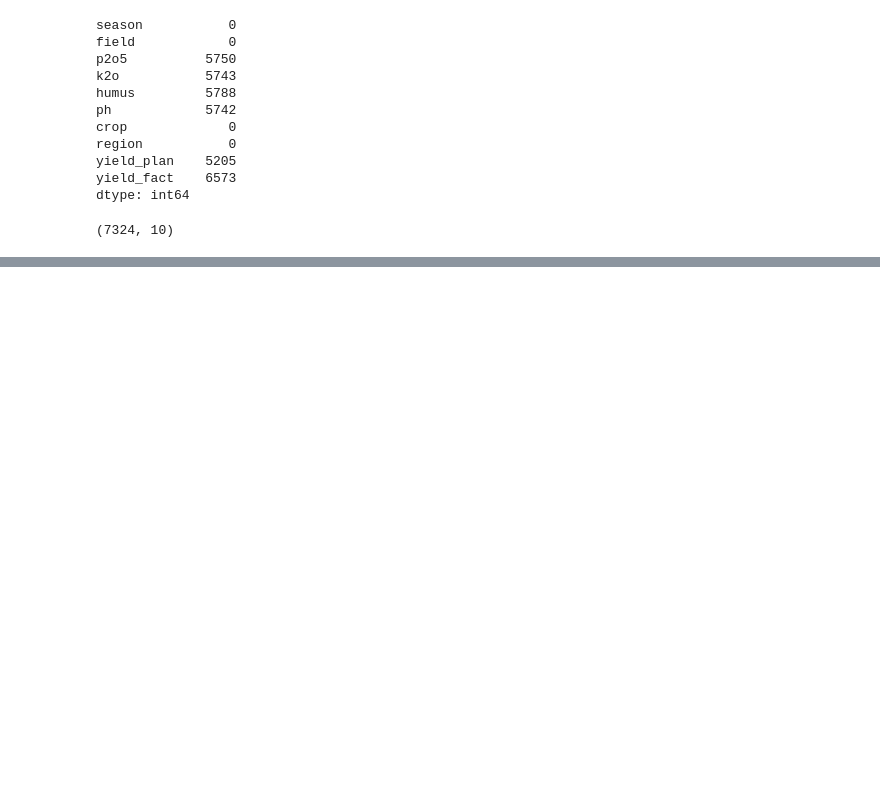
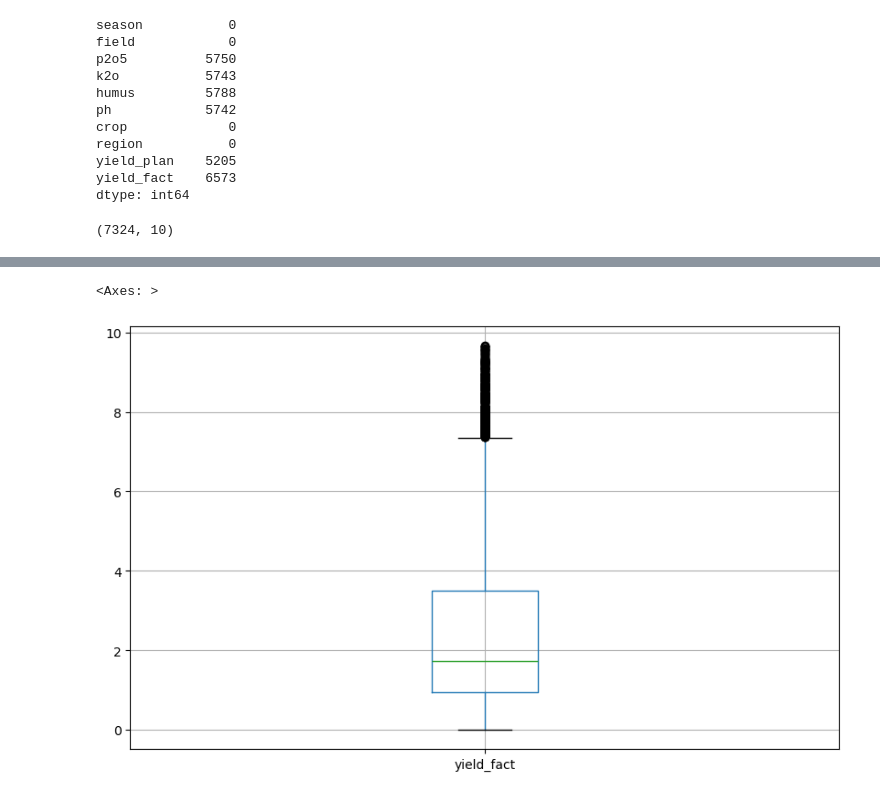
Before and after one commit to VladSunny/DANO_EKONIVA, a Jupyter notebook: notebooks/plan_fact_yield.ipynb, the cells around one changed output, grey strips where cells are left out. Cells and saved outputs as stored; diff of their text form; code cells hidden in the pictures; blank space fills up the shorter version.

```diff
--- a/notebooks/plan_fact_yield.ipynb
+++ b/notebooks/plan_fact_yield.ipynb
@@ -94,3 +130,8 @@ df['fact_plan_share_dif'] = df['yield_fact'] / df['yield_plan'] - 1
+# %%
+df.boxplot(column=['yield_fact'], figsize=(10, 6))
+# %% [output]
+<Axes: >
+[figure, added]
 # %%
 plt.figure(figsize=(10, 10))
 
```
Also changed, not shown: parts of 13 cells of this notebook, 3 other files.
